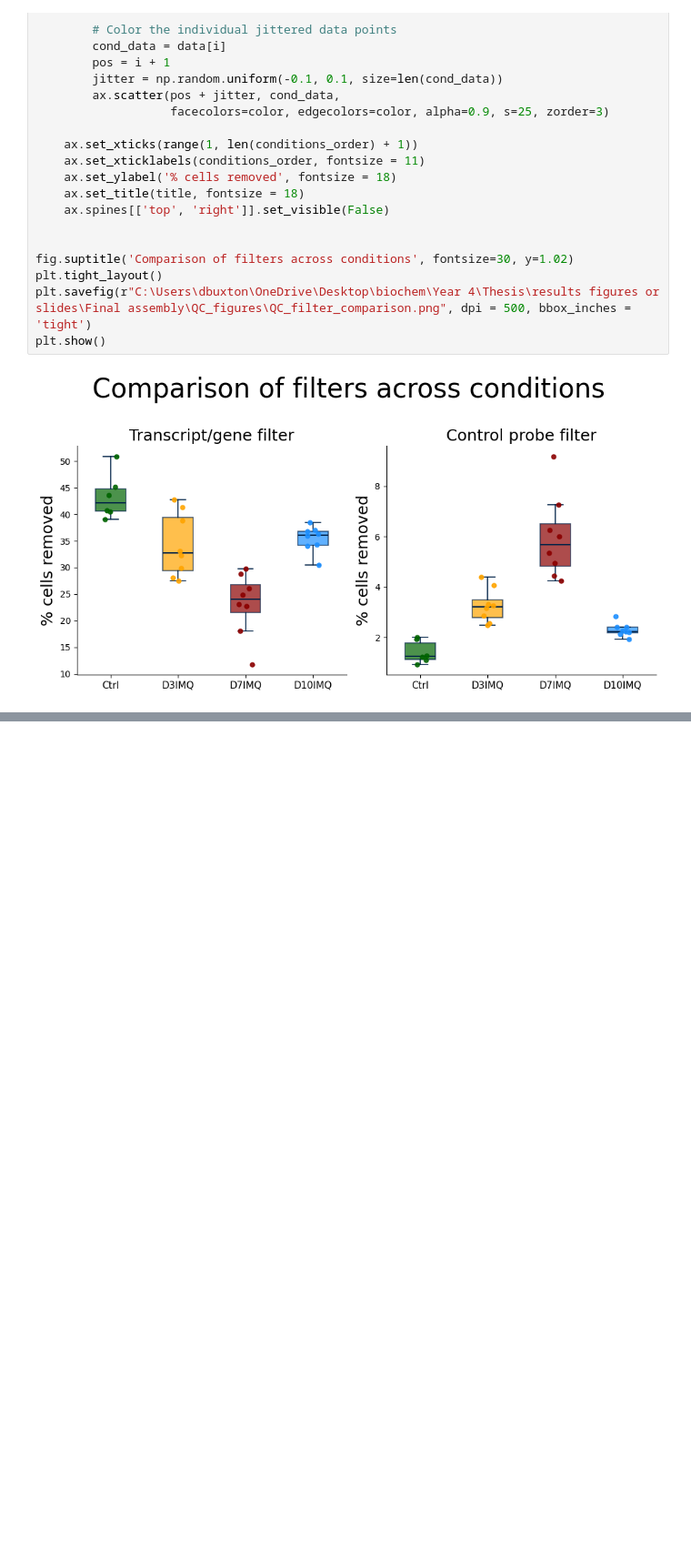
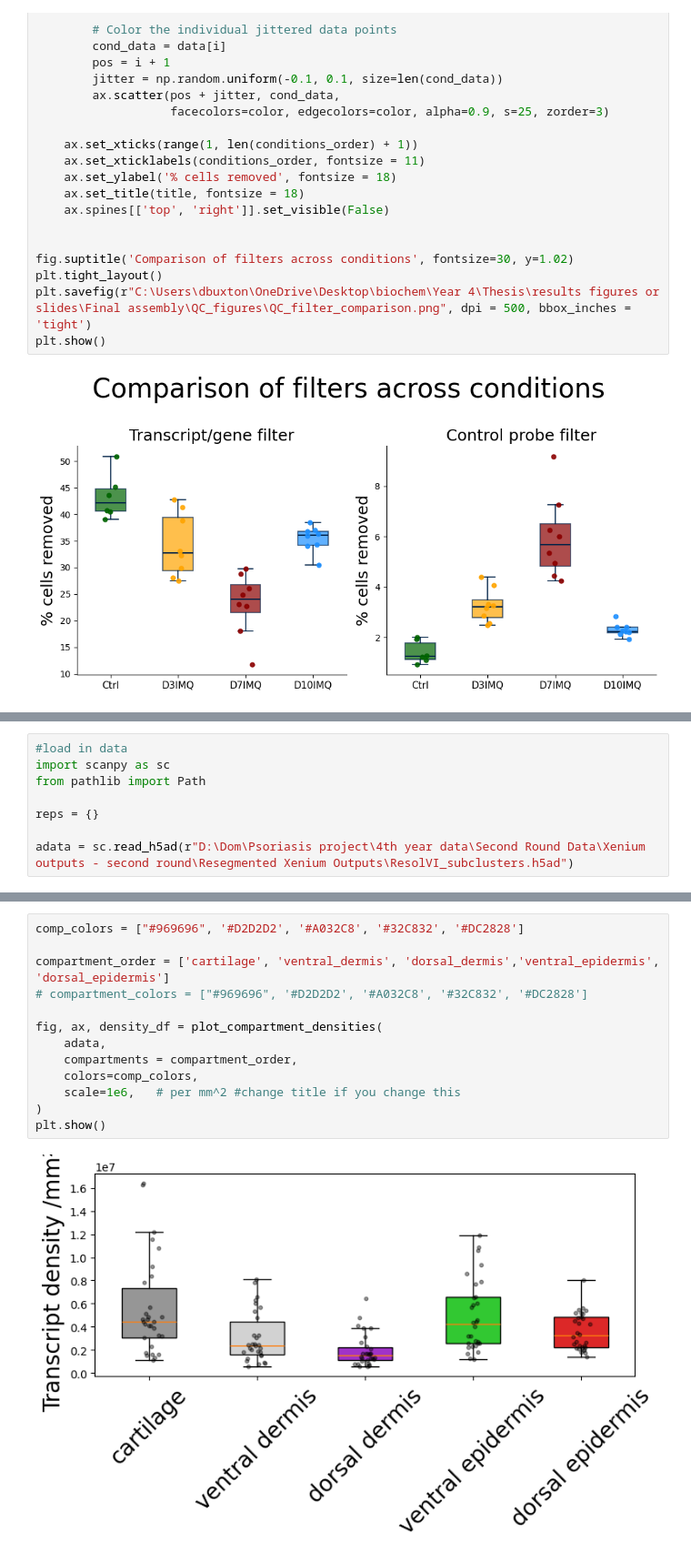
Before and after one commit to DominicBuxton/iMSC_Xenium_Phenocycler_Analysis, a Jupyter notebook: Graphs_Figures_Stats/QC_Integration_Assignment_figure/QC_graphs.ipynb, the cells around one changed output, grey strips where cells are left out. Shown at 91% size. Cells and saved outputs as stored; diff of their text form; blank space fills up the shorter version.

Commit message:
added density plotting

```diff
--- a/Graphs_Figures_Stats/QC_Integration_Assignment_figure/QC_graphs.ipynb
+++ b/Graphs_Figures_Stats/QC_Integration_Assignment_figure/QC_graphs.ipynb
@@ -520,0 +523,8 @@ plt.show()
+# %%
+#load in data
+import scanpy as sc
+from pathlib import Path
+
+reps = {}
+
+adata = sc.read_h5ad(r"D:\Dom\Psoriasis project\4th year data\Second Round Data\Xenium outputs - second round\Resegmented Xenium Outputs\ResolVI_subclusters.h5ad")
@@ -520,0 +635,15 @@ plt.show()
+# %%
+comp_colors = ["#969696", '#D2D2D2', '#A032C8', '#32C832', '#DC2828']
+
+compartment_order = ['cartilage', 'ventral_dermis', 'dorsal_dermis','ventral_epidermis', 'dorsal_epidermis']
+# compartment_colors = ["#969696", '#D2D2D2', '#A032C8', '#32C832', '#DC2828']
+
+fig, ax, density_df = plot_compartment_densities(
+    adata,
+    compartments = compartment_order,
+    colors=comp_colors,
+    scale=1e6,   # per mm^2 #change title if you change this
+)
+plt.show()
+# %% [output]
+[figure, added]
```
Also changed, not shown: parts of 3 cells of this notebook.
